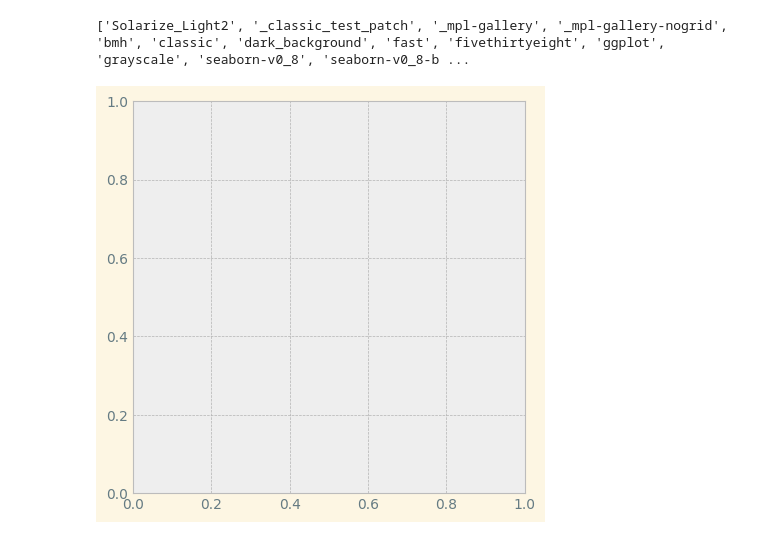
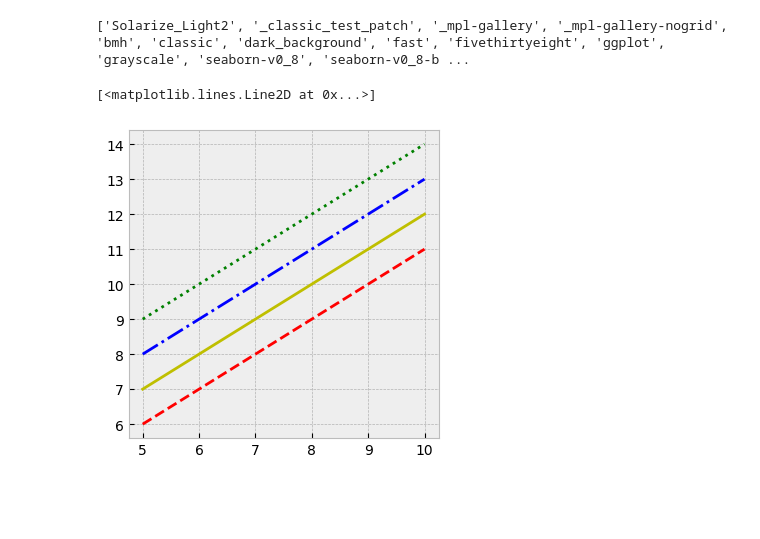
Before and after one commit to feracor/matplotlib_eaborn, a Jupyter notebook: 1_pyplot.ipynb, the cells around one changed output. Cells and saved outputs as stored; diff of their text form; code cells hidden in the pictures; blank space fills up the shorter version.

```diff
--- a/1_pyplot.ipynb
+++ b/1_pyplot.ipynb
@@ -276,8 +276,15 @@ print(plt.style.available)
 # %% [output]
 ['Solarize_Light2', '_classic_test_patch', '_mpl-gallery', '_mpl-gallery-nogrid', 'bmh', 'classic', 'dark_background', 'fast', 'fivethirtyeight', 'ggplot', 'grayscale', 'seaborn-v0_8', 'seaborn-v0_8-b ...
 # %%
-plt.style.use('bmh')
+plt.style.use('fast')
-# %%
-fig, axes = plt.subplots(figsize=(4,4))
-# %% [output]
-[figure, removed]
+# %%
+#Customización con estilo matlab
+fig, axes = plt.subplots(figsize=(4,4))
+
+axes.plot(x, x+1, 'r--')
+axes.plot(x, x+2, 'y-')
+axes.plot(x, x+3, 'b-.')
+axes.plot(x, x+4, 'g:')
+# %% [output]
+[<matplotlib.lines.Line2D at 0x...>]
+[figure, added]
```
Also changed, not shown: parts of 14 cells of this notebook.
